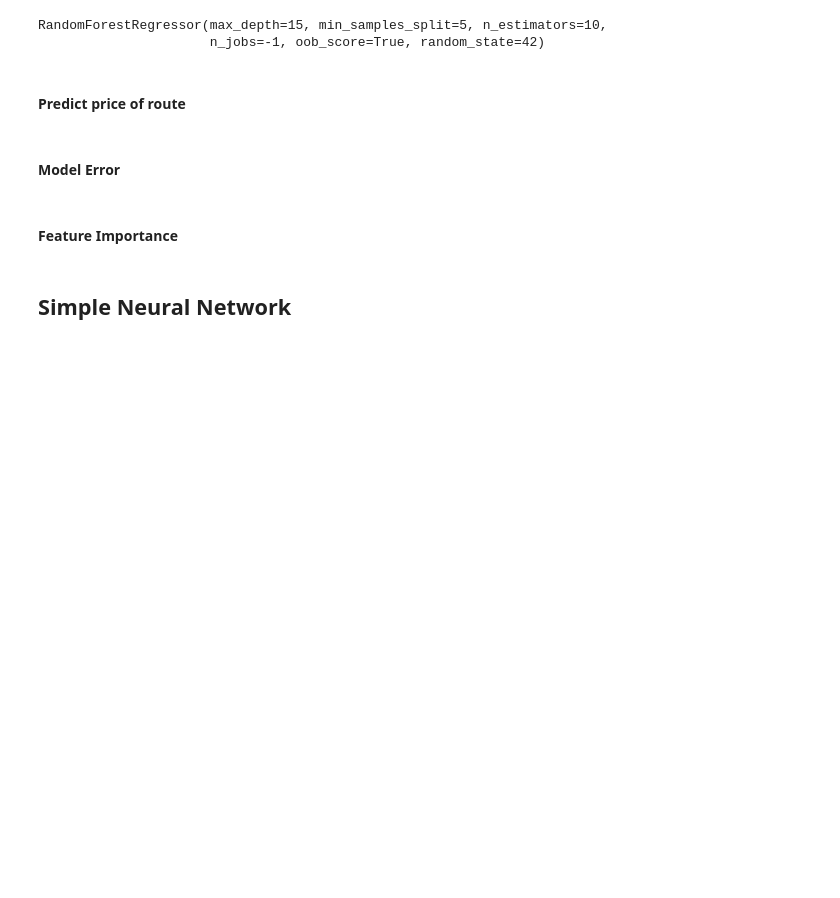
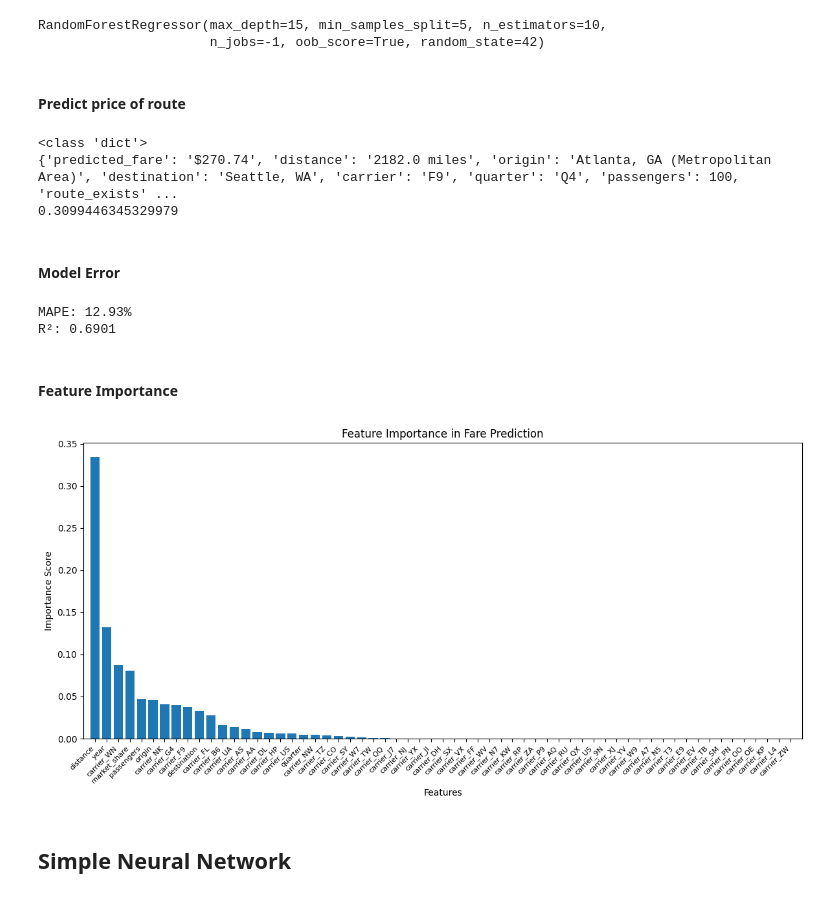
Before and after one commit to devinar25/flight-data-proj, a Jupyter notebook: main.ipynb, the cells around one changed output. Cells and saved outputs as stored; diff of their text form; code cells hidden in the pictures; blank space fills up the shorter version.

```diff
--- a/main.ipynb
+++ b/main.ipynb
@@ -788,7 +818,7 @@ def get_fare_prediction(origin, destination, quarter, passengers, carrier):
 #### Predict price of route
 # %%
 test_pred = predict_route_fare(
-    model=model,
+    model=rf_model,
     origin_city="Atlanta, GA (Metropolitan Area)",
     dest_city="Seattle, WA",
     year = "2009",
@@ -802,37 +832,46 @@ test_pred = predict_route_fare(
     carriers_df=carriers_df
 )
 
-oob_error = 1 - model.oob_score_
+oob_error = 1 - rf_model.oob_score_
 
 print(type(test_pred))
 print(test_pred)
 print(oob_error)
+# %% [output]
+<class 'dict'>
+{'predicted_fare': '$270.74', 'distance': '2182.0 miles', 'origin': 'Atlanta, GA (Metropolitan Area)', 'destination': 'Seattle, WA', 'carrier': 'F9', 'quarter': 'Q4', 'passengers': 100, 'route_exists' ...
+0.3099446345329979
 # %% [markdown]
 #### Model Error
 # %%
-oob_predictions = model.oob_prediction_
-mape = np.mean(np.abs((y - oob_predictions) / y)) * 100
+oob_predictions = rf_model.oob_prediction_
+rf_mape = np.mean(np.abs((y - oob_predictions) / y)) * 100
 r2 = r2_score(y, oob_predictions)
 
-print(f"MAPE: {mape:.2f}%")
+print(f"MAPE: {rf_mape:.2f}%")
 print(f"R²: {r2:.4f}")
+# %% [output]
+MAPE: 12.93%
+R²: 0.6901
 # %% [markdown]
 #### Feature Importance
 # %%
 importances = pd.DataFrame({
     'feature': X.columns,
-    'importance': model.feature_importances_
+    'importance': rf_model.feature_importances_
 }).sort_values('importance', ascending=False)
 
 plt.figure(figsize=(12, 6))
 plt.bar(importances['feature'], importances['importance'])
 plt.xticks(rotation=45, ha='right', fontsize=8)
 plt.xlabel('Features')
 plt.ylabel('Importance Score')
 plt.title('Feature Importance in Fare Prediction')
 plt.margins(x=0.01)
 plt.tight_layout()
 plt.show()
+# %% [output]
+[figure, added]
 # %% [markdown]
 ## Simple Neural Network
 # %%
```
Also changed, not shown: parts of 17 cells of this notebook.
